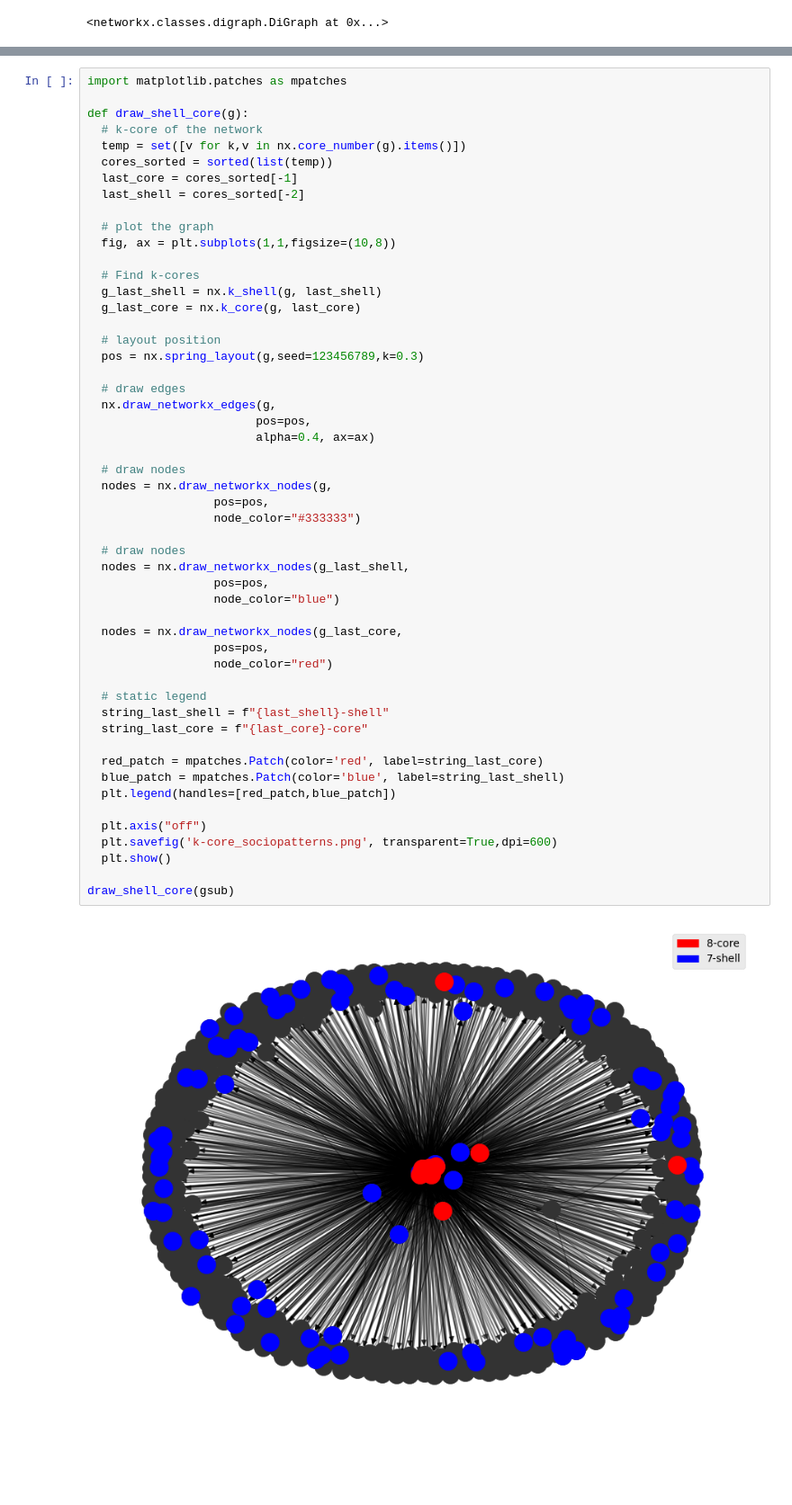
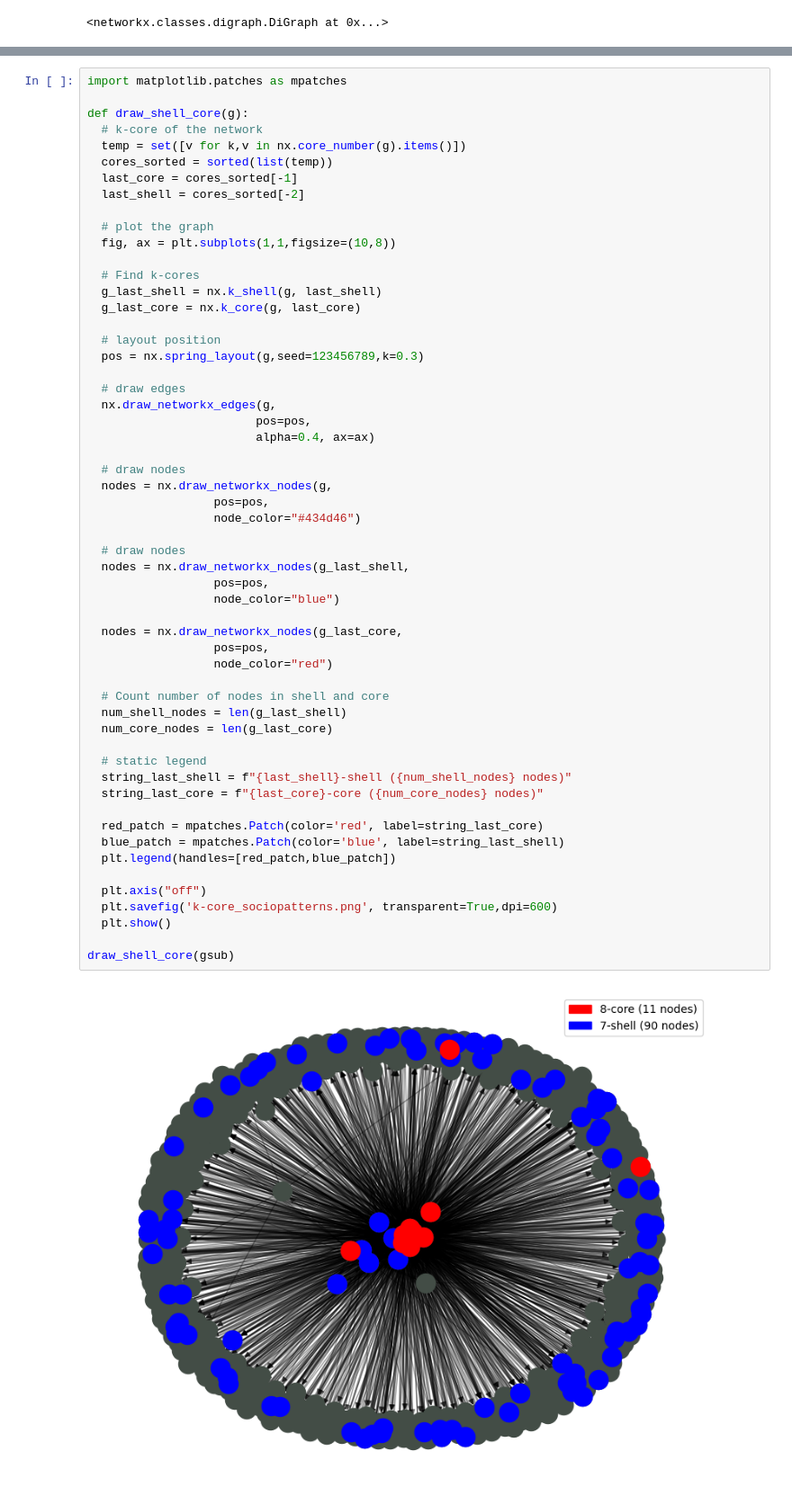
Before and after one commit to mairabrito/data_structure_ii, a Jupyter notebook: lessons/week_11_12/wikipedia.ipynb, the cells around one changed output, grey strips where cells are left out. Shown at 90% size. Cells and saved outputs as stored; diff of their text form; blank space fills up the shorter version.

```diff
--- a/lessons/week_11_12/wikipedia.ipynb
+++ b/lessons/week_11_12/wikipedia.ipynb
@@ -566,34 +618,38 @@ def draw_shell_core(g):
   # draw edges
   nx.draw_networkx_edges(g,
                         pos=pos,
                         alpha=0.4, ax=ax)
 
   # draw nodes
   nodes = nx.draw_networkx_nodes(g,
                   pos=pos,
-                  node_color="#333333")
+                  node_color="#434d46")
 
   # draw nodes
   nodes = nx.draw_networkx_nodes(g_last_shell,
                   pos=pos,
                   node_color="blue")
 
   nodes = nx.draw_networkx_nodes(g_last_core,
                   pos=pos,
                   node_color="red")
 
+  # Count number of nodes in shell and core
+  num_shell_nodes = len(g_last_shell)
+  num_core_nodes = len(g_last_core)
+
   # static legend
-  string_last_shell = f"{last_shell}-shell"
-  string_last_core = f"{last_core}-core"
+  string_last_shell = f"{last_shell}-shell ({num_shell_nodes} nodes)"
+  string_last_core = f"{last_core}-core ({num_core_nodes} nodes)"
 
   red_patch = mpatches.Patch(color='red', label=string_last_core)
   blue_patch = mpatches.Patch(color='blue', label=string_last_shell)
   plt.legend(handles=[red_patch,blue_patch])
 
   plt.axis("off")
   plt.savefig('k-core_sociopatterns.png', transparent=True,dpi=600)
   plt.show()
 
 draw_shell_core(gsub)
 # %% [output]
-[figure, old version]
+[figure, new version]
```
Also changed, not shown: parts of 9 cells of this notebook, 2 other files.
